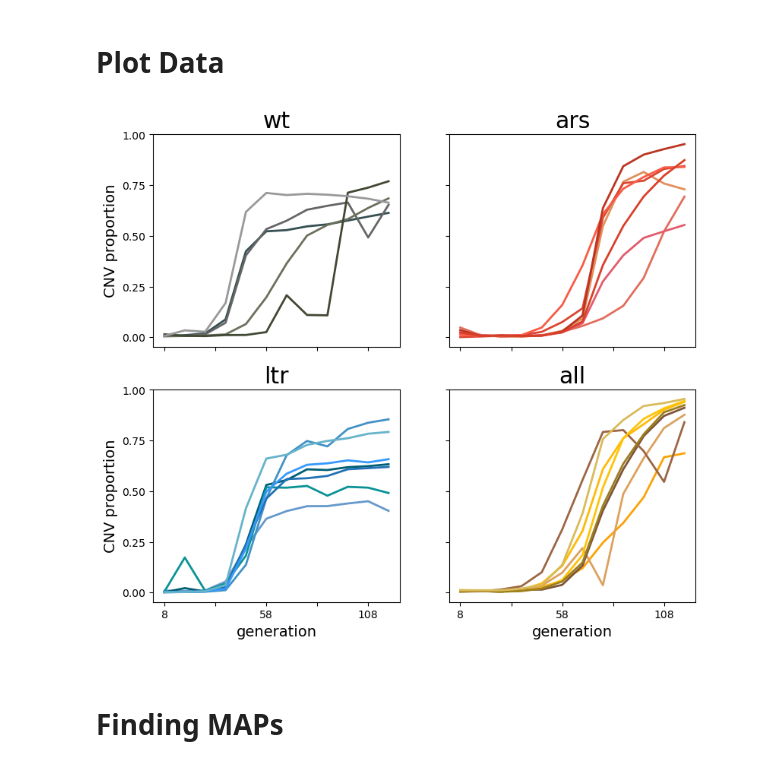
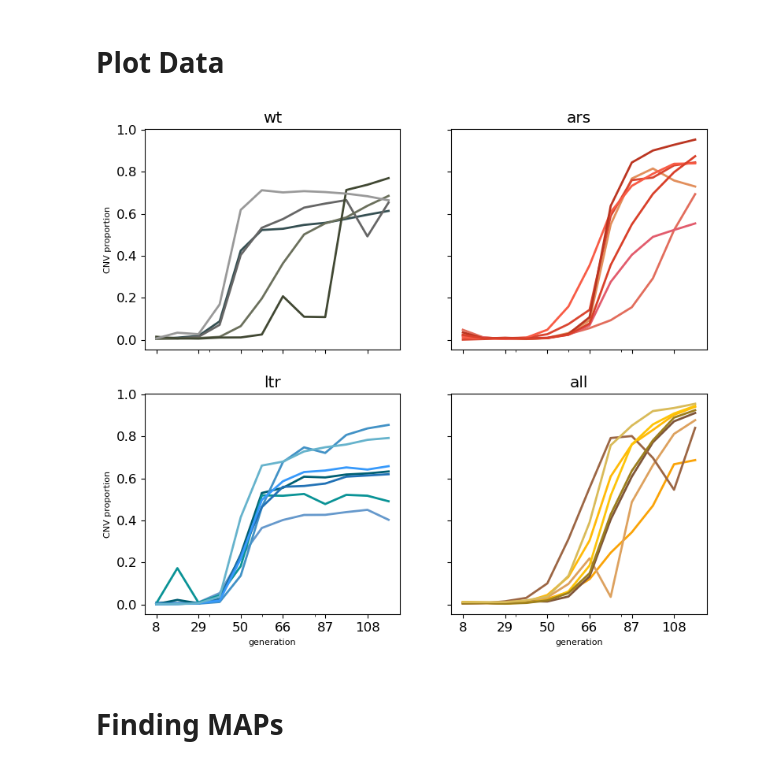
Before and after one commit to yoavram-lab/chuong_et_al, a Jupyter notebook: Empirical Analysis.ipynb, the cells around one changed output. Saved outputs shown, nothing was run; the diff lists cells and outputs as text; code cells hidden in the pictures.

```diff
--- a/Empirical Analysis.ipynb
+++ b/Empirical Analysis.ipynb
@@ -51,23 +51,23 @@ rep_colors = {'wt':"black", 'ltr':"#6699cc", 'ars': "#e26d5c", 'all':"#DEBD52",
 # %%
 fig, ax = plt.subplots(2,2, figsize=(12,8), sharey=True, sharex=True)
 lines = list(color_dict.keys())
-font = 18
+font = 12
 change_font(font)
 
 for i in range(4):
     l = lines[i]
     d = read_empirical(l, clean=False)
     # r = read_empirical(l, clean=True)
     c = color_dict[l][0]
     # r.T.plot(ax=ax[i%2, i//2], color='k', legend=False, style='--', linewidth=1.5, markersize=4)
     d.T.plot(ax=ax[i%2, i//2], color=color_dict[l], legend = False, linewidth=2)
     # fig.legend(['imputation'], loc=(0.74,0.5))
     ax[i%2, i//2].set_title(l)
     ax[i%2, i//2].set_xlabel('generation\n', fontsize=font-4)
     ax[i%2, i//2].set_ylabel('CNV proportion', fontsize=font-4)
 fig.subplots_adjust(right=0.72)
 # %% [output]
-[figure, old version]
+[figure, new version]
 # %% [markdown]
 # Finding MAPs
 # %% [markdown]
```
Also changed, not shown: parts of 2 cells of this notebook, 1 other file.
